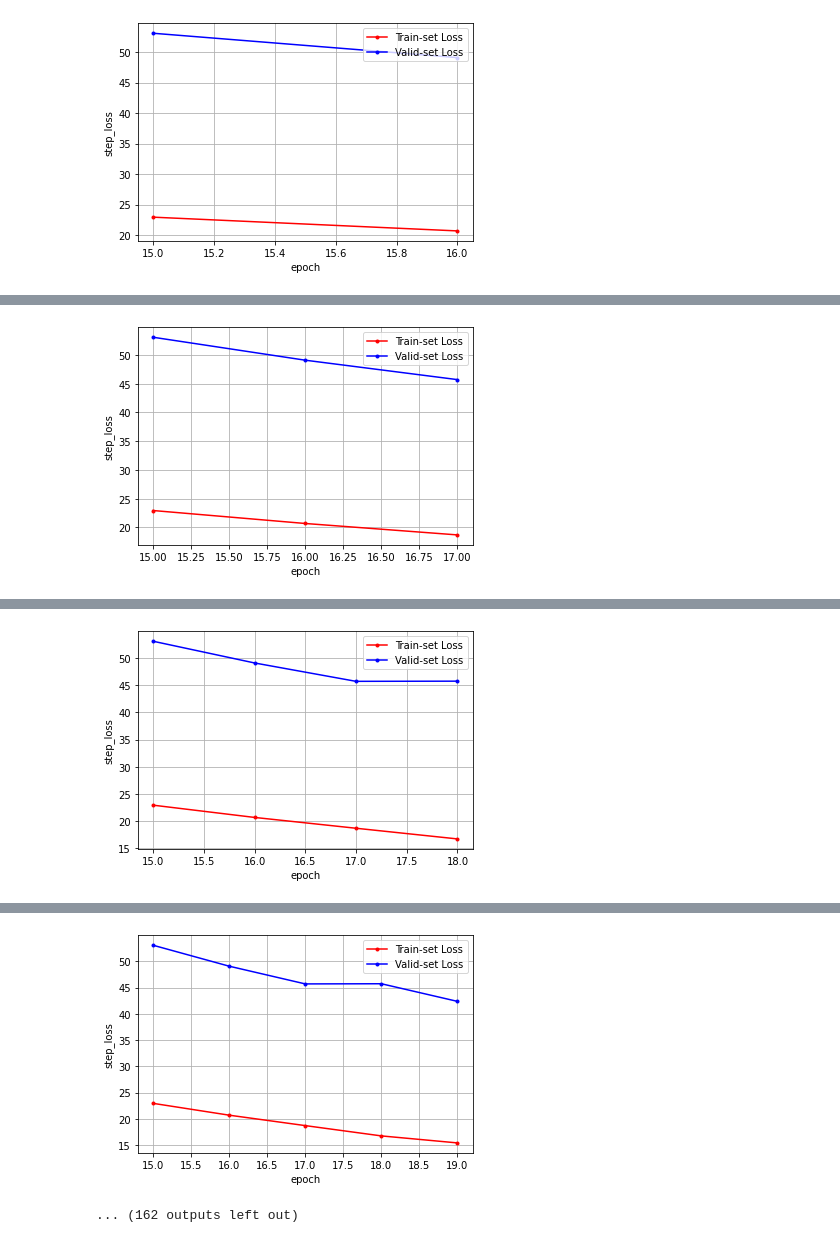
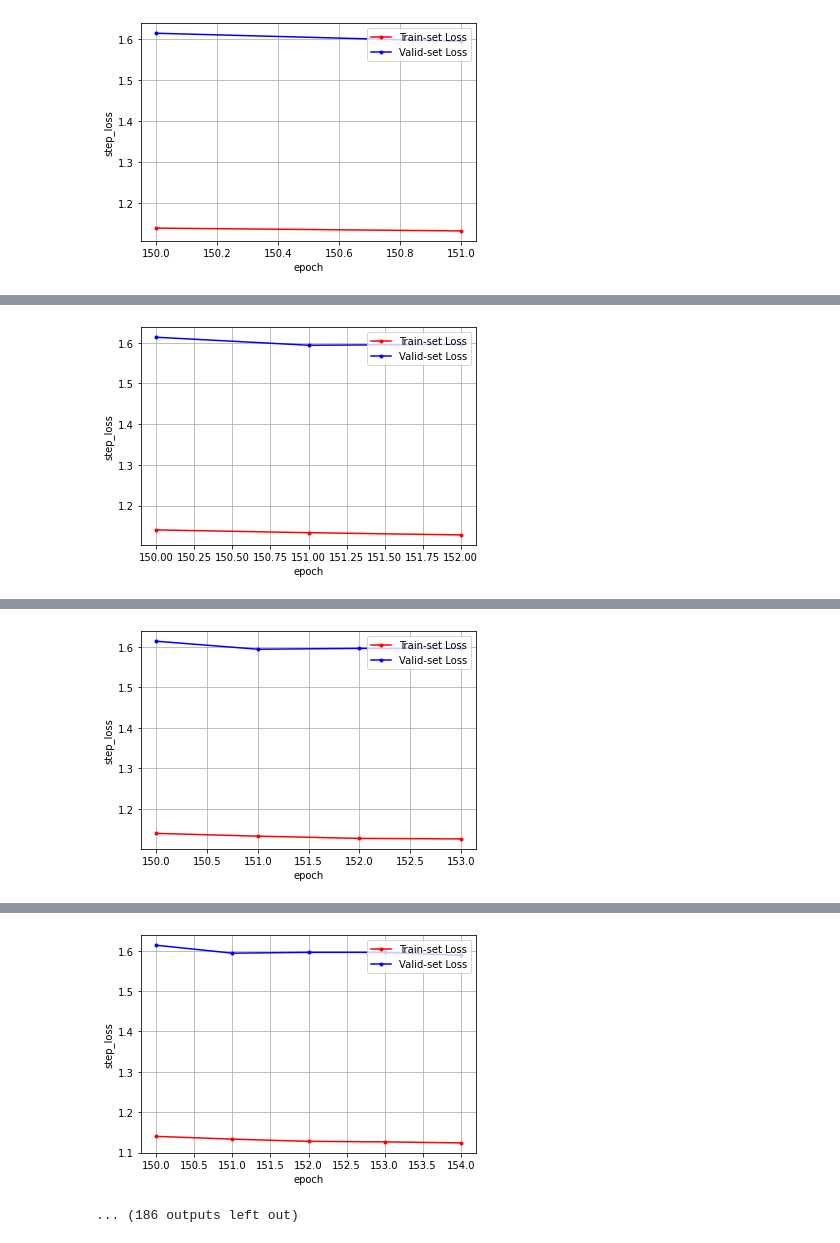
Before and after one commit to yutan0565/EfficientDet_TensorFlow2, a Jupyter notebook: train_cus.ipynb, the cells around one changed output, grey strips where cells are left out. Cells and saved outputs as stored; diff of their text form; code cells hidden in the pictures.

```diff
--- a/train_cus.ipynb
+++ b/train_cus.ipynb
@@ -143,7 +143,7 @@ if __name__ == '__main__':
         if Config.test_images_during_training:
             visualize_training_results(pictures=Config.test_images_dir_list, model=efficientdet, epoch=epoch)
 
-        see = 15
+        see = 150
         if epoch >= see:
             x_len = np.arange(epoch+1)
             plt.plot(x_len[see:], temp_loss_1[see:], marker='.', c='red', label="Train-set Loss")
@@ -189 +189 @@ step: 0/17.0, val_loss: 45.21739959716797
-[figure, old version]
+[figure, new version]
@@ -194 +194 @@ step: 0/17.0, val_loss: 42.1113166809082
-[figure, old version]
+[figure, new version]
@@ -199 +199 @@ step: 0/17.0, val_loss: 42.139034271240234
-[figure, old version]
+[figure, new version]
@@ -204,2 +204,2 @@ step: 0/17.0, val_loss: 39.0500602722168
-[figure, old version]
+[figure, new version]
-... (162 outputs left out)
+... (186 outputs left out)
```
Also changed, not shown: parts of 6 cells of this notebook, 6 other files.
